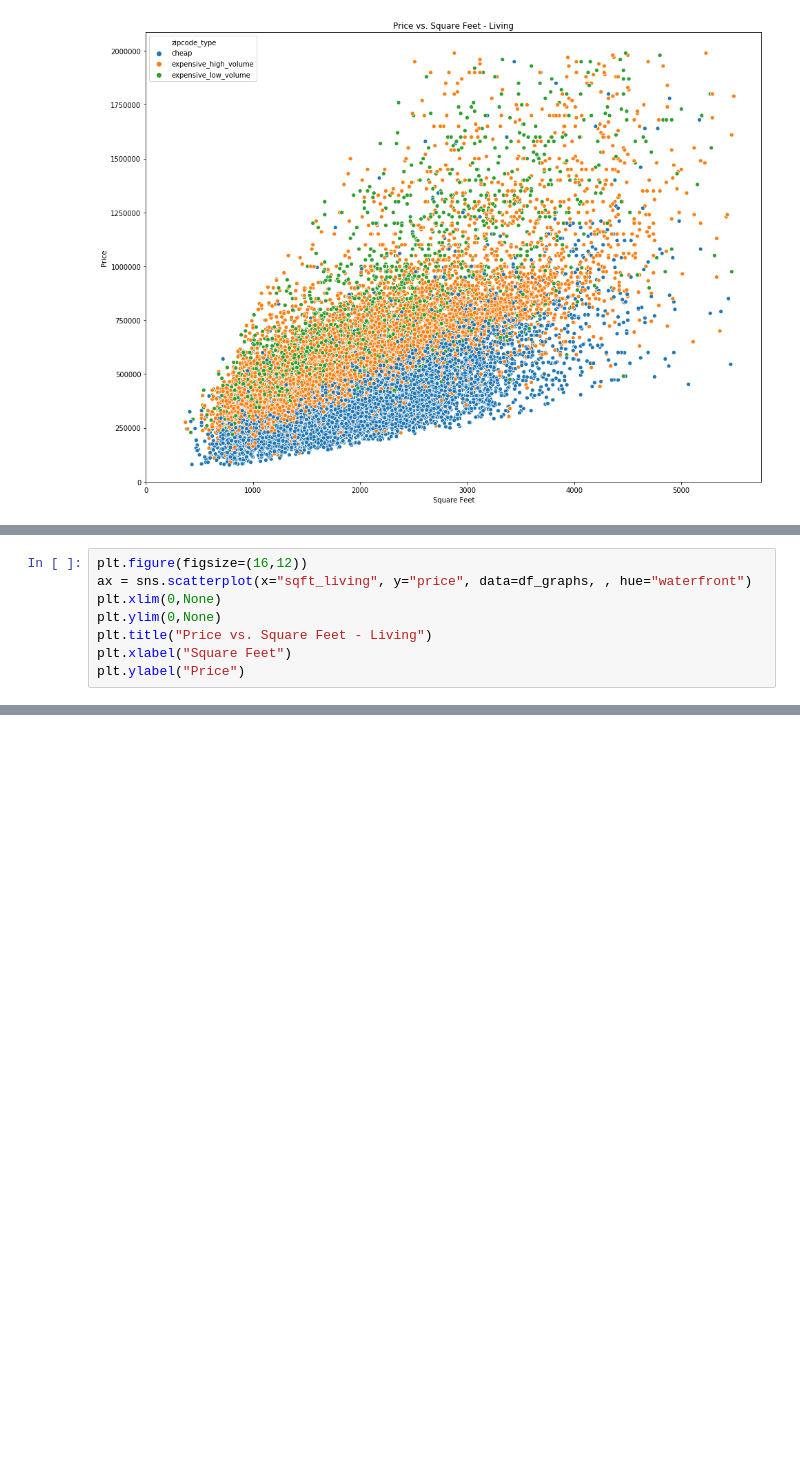
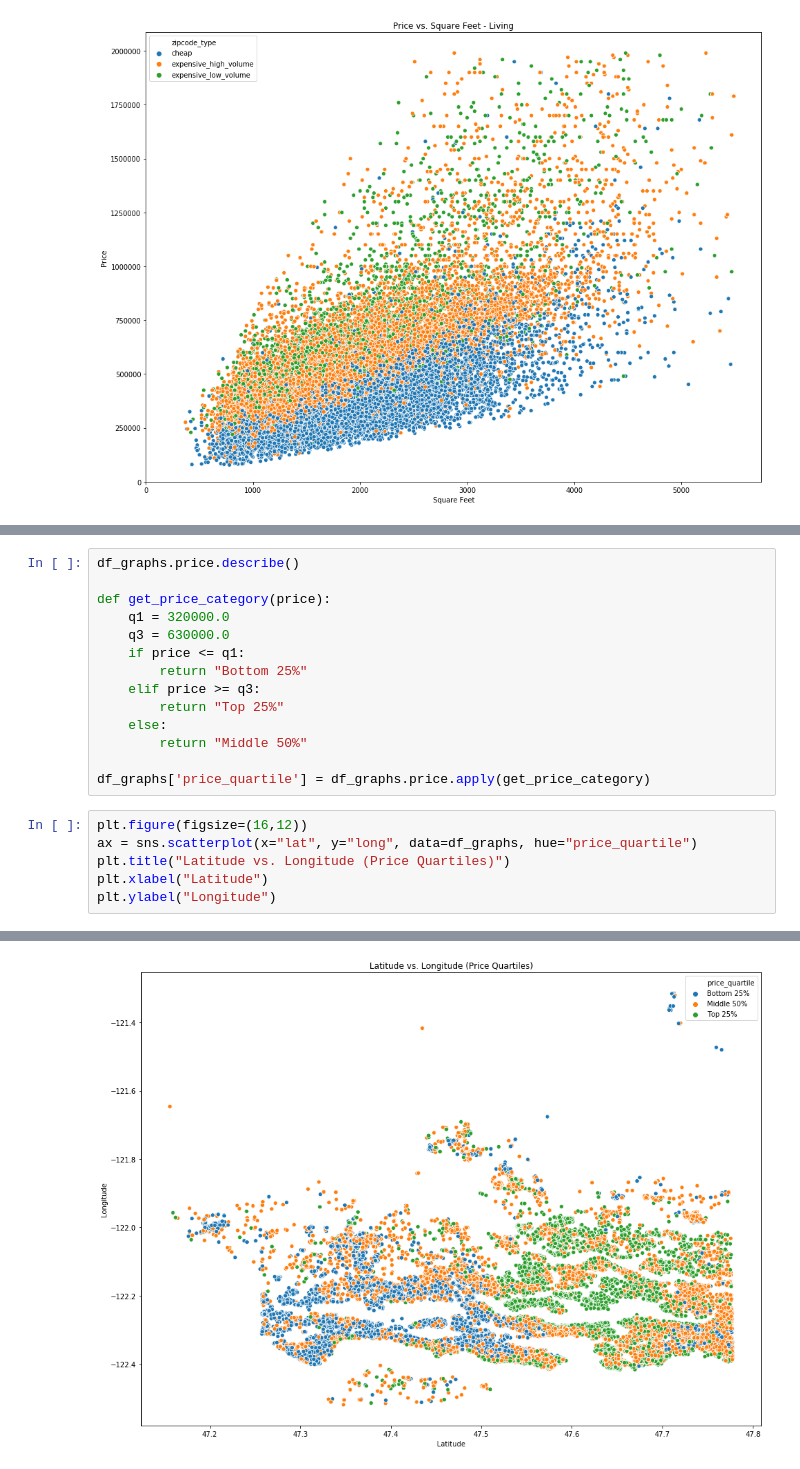
Before and after one commit to whitcrrd/dsc-1-final-project-online-ds-ft-021119, a Jupyter notebook: whitcraft-final.ipynb, the cells around one changed output, grey strips where cells are left out. Cells and saved outputs as stored; diff of their text form; blank space fills up the shorter version.

```diff
--- a/whitcraft-final.ipynb
+++ b/whitcraft-final.ipynb
@@ -1086,9 +1156,21 @@ Text(0, 0.5, 'Price')
+# %%
+df_graphs.price.describe()
+
+def get_price_category(price):
+    q1 = 320000.0
+    q3 = 630000.0
+    if price <= q1:
+        return "Bottom 25%"
+    elif price >= q3:
+        return "Top 25%"
+    else:
+        return "Middle 50%"
+
+df_graphs['price_quartile'] = df_graphs.price.apply(get_price_category)
 # %%
 plt.figure(figsize=(16,12))
-ax = sns.scatterplot(x="sqft_living", y="price", data=df_graphs, , hue="waterfront")
-plt.xlim(0,None)
-plt.ylim(0,None)
-plt.title("Price vs. Square Feet - Living")
-plt.xlabel("Square Feet")
-plt.ylabel("Price")
+ax = sns.scatterplot(x="lat", y="long", data=df_graphs, hue="price_quartile")
+plt.title("Latitude vs. Longitude (Price Quartiles)")
+plt.xlabel("Latitude")
+plt.ylabel("Longitude")
 # %% [output]
@@ -1095,0 +1178 @@ SyntaxError: invalid syntax (<ipython-input-194-e0636c38fd9f>, line 2)
+[figure, added]
```
Also changed, not shown: parts of 27 cells of this notebook.
